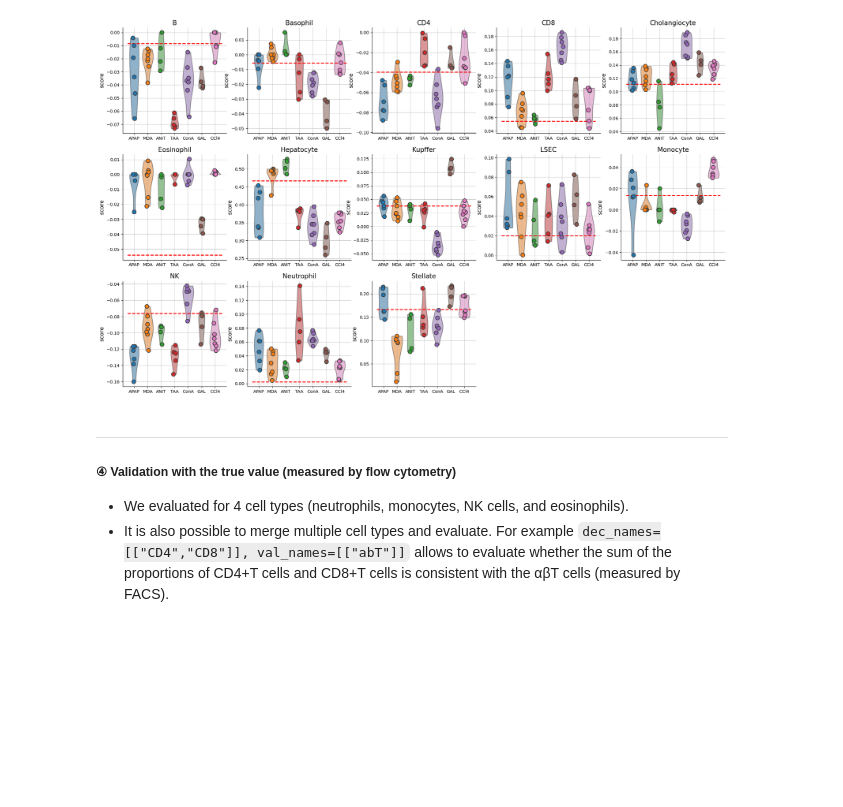
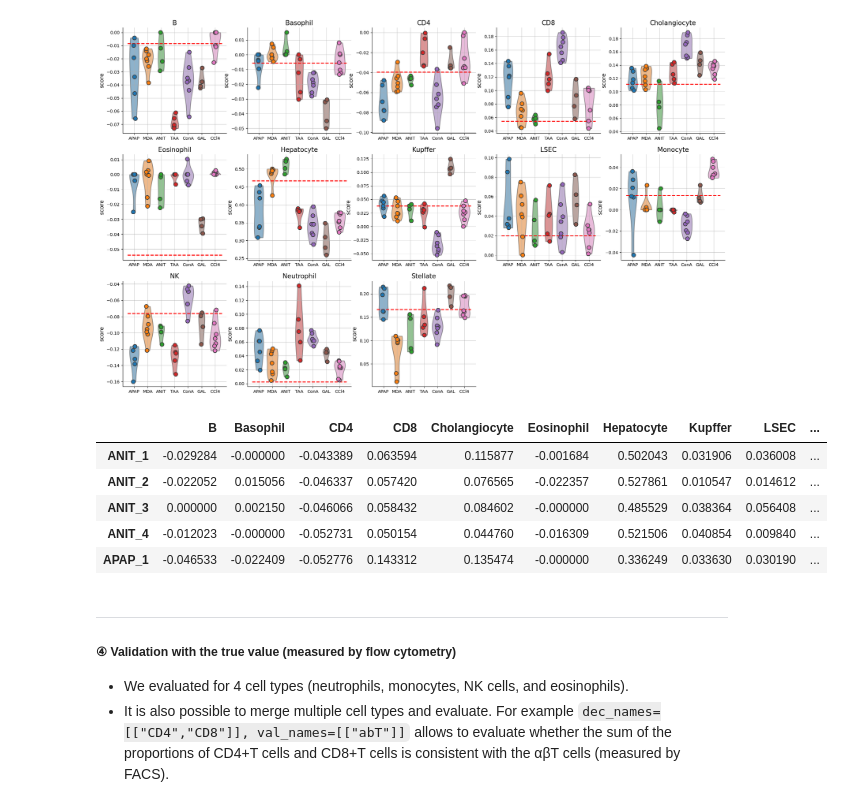
Before and after one commit to mizuno-group/LiverDeconv, a Jupyter notebook: Sample_Codes/2_simple_deconv_with_LM13.ipynb, the cells around one changed output. Drawn from its saved outputs; the diff is of its cells as text; code cells hidden in the pictures; blank space fills up the shorter version.

```diff
--- a/Sample_Codes/2_simple_deconv_with_LM13.ipynb
+++ b/Sample_Codes/2_simple_deconv_with_LM13.ipynb
@@ -121,6 +89,15 @@ res = dat.get_res()
 number of used genes = 503
 fitting method : ElasticNet
 [figure]
+# %%
+display(res.head())
+# %% [output]
+|  | B | Basophil | CD4 | CD8 | Cholangiocyte | Eosinophil | Hepatocyte | Kupffer | LSEC | ... |
+| ANIT_1 | -0.029284 | -0.000000 | -0.043389 | 0.063594 | 0.115877 | -0.001684 | 0.502043 | 0.031906 | 0.036008 | ... |
+| ANIT_2 | -0.022052 | 0.015056 | -0.046337 | 0.057420 | 0.076565 | -0.022357 | 0.527861 | 0.010547 | 0.014612 | ... |
+| ANIT_3 | 0.000000 | 0.002150 | -0.046066 | 0.058432 | 0.084602 | -0.000000 | 0.485529 | 0.038364 | 0.056408 | ... |
+| ANIT_4 | -0.012023 | -0.000000 | -0.052731 | 0.050154 | 0.044760 | -0.016309 | 0.521506 | 0.040854 | 0.009840 | ... |
+| APAP_1 | -0.046533 | -0.022409 | -0.052776 | 0.143312 | 0.135474 | -0.000000 | 0.336249 | 0.033630 | 0.030190 | ... |
 # %% [markdown]
 ***
 ##### ④ Validation with the true value (measured by flow cytometry)
```
Also changed, not shown: parts of 4 cells of this notebook, 10 other files.
